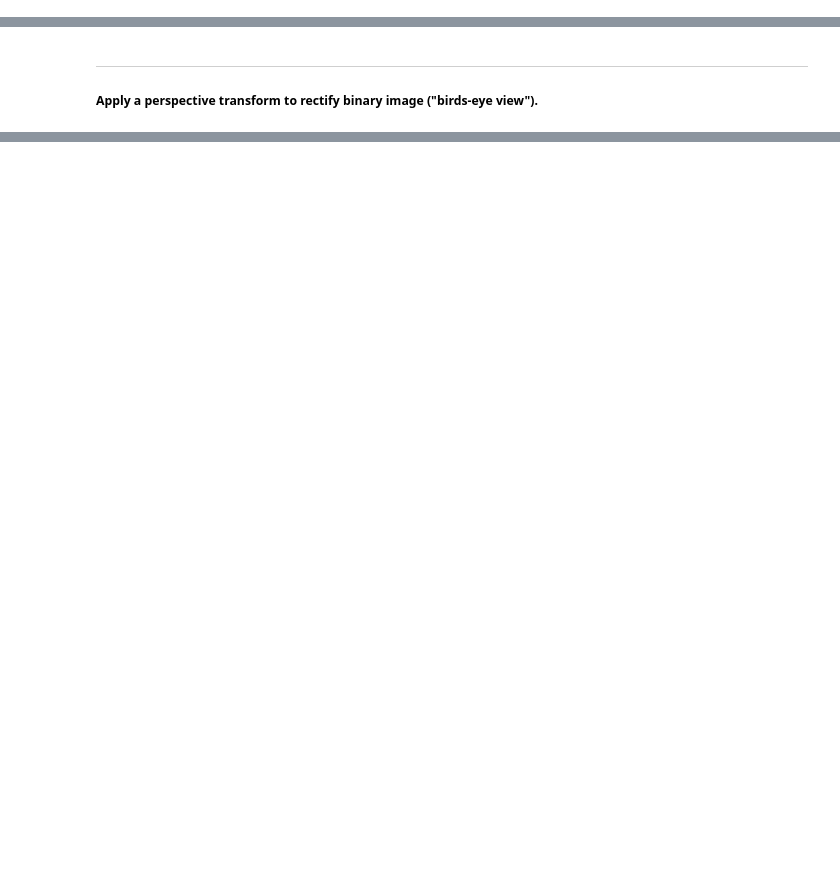
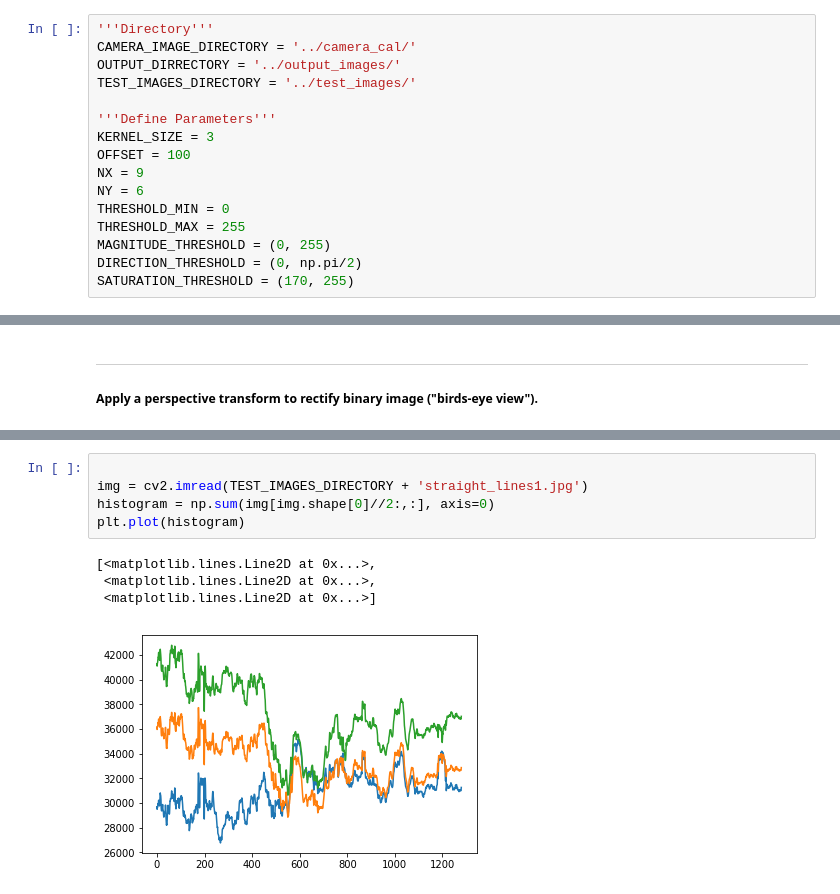
Before and after one commit to tranlv/Self-Driving-Car-Engineer-Part-1, a Jupyter notebook: Advanced Lane Lines/notebook/Untitled.ipynb, the cells around one changed output, grey strips where cells are left out. Drawn from its saved outputs; the diff is of its cells as text; blank space fills up the shorter version.

Commit message:
update advanced lane lines
Signed-off-by: Tran Ly Vu <vutransingapore@gmail.com>

```diff
--- a/Advanced Lane Lines/notebook/Untitled.ipynb
+++ b/Advanced Lane Lines/notebook/Untitled.ipynb
@@ -19,3 +23,19 @@ import glob
+# %%
+'''Directory'''
+CAMERA_IMAGE_DIRECTORY = '../camera_cal/'
+OUTPUT_DIRRECTORY = '../output_images/'
+TEST_IMAGES_DIRECTORY = '../test_images/'
+
+'''Define Parameters'''
+KERNEL_SIZE = 3
+OFFSET = 100
+NX = 9
+NY = 6
+THRESHOLD_MIN = 0
+THRESHOLD_MAX = 255
+MAGNITUDE_THRESHOLD = (0, 255)
+DIRECTION_THRESHOLD = (0, np.pi/2)
+SATURATION_THRESHOLD = (170, 255)
 # %% [markdown]
 #### Helper functions
 ---
@@ -166,0 +309,10 @@ f.tight_layout()
+# %%
+
+img = cv2.imread(TEST_IMAGES_DIRECTORY + 'straight_lines1.jpg')
+histogram = np.sum(img[img.shape[0]//2:,:], axis=0)
+plt.plot(histogram)
+# %% [output]
+[<matplotlib.lines.Line2D at 0x...>,
+ <matplotlib.lines.Line2D at 0x...>,
+ <matplotlib.lines.Line2D at 0x...>]
+[figure, added]
```
Also changed, not shown: parts of 13 cells of this notebook, 55 other files.
